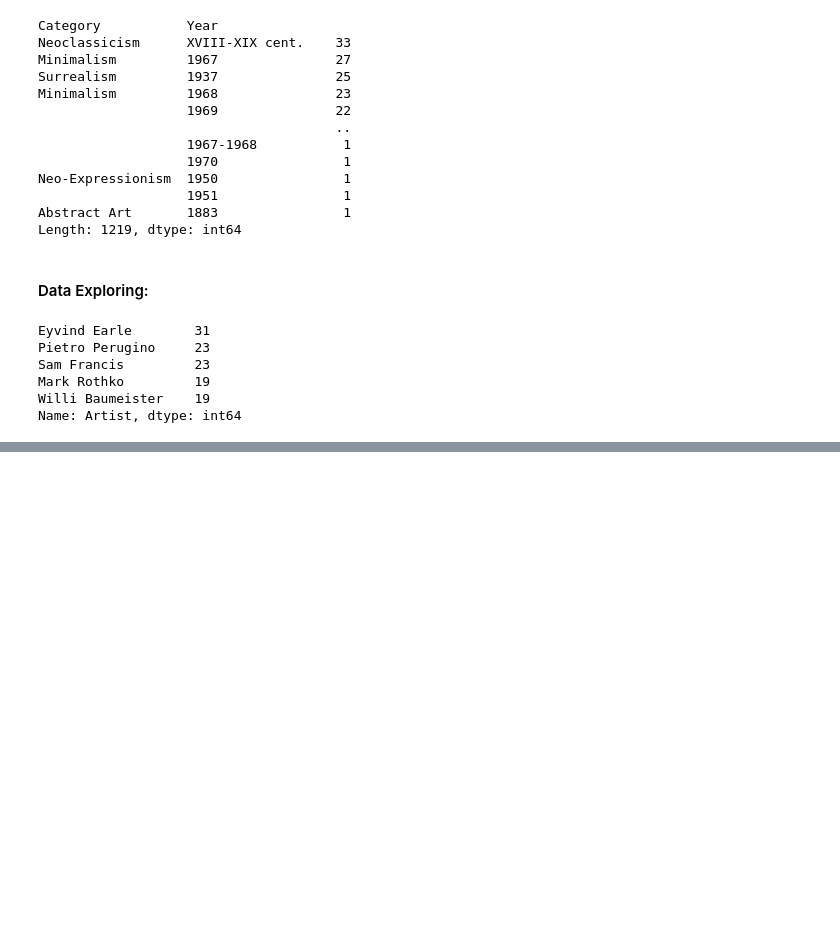
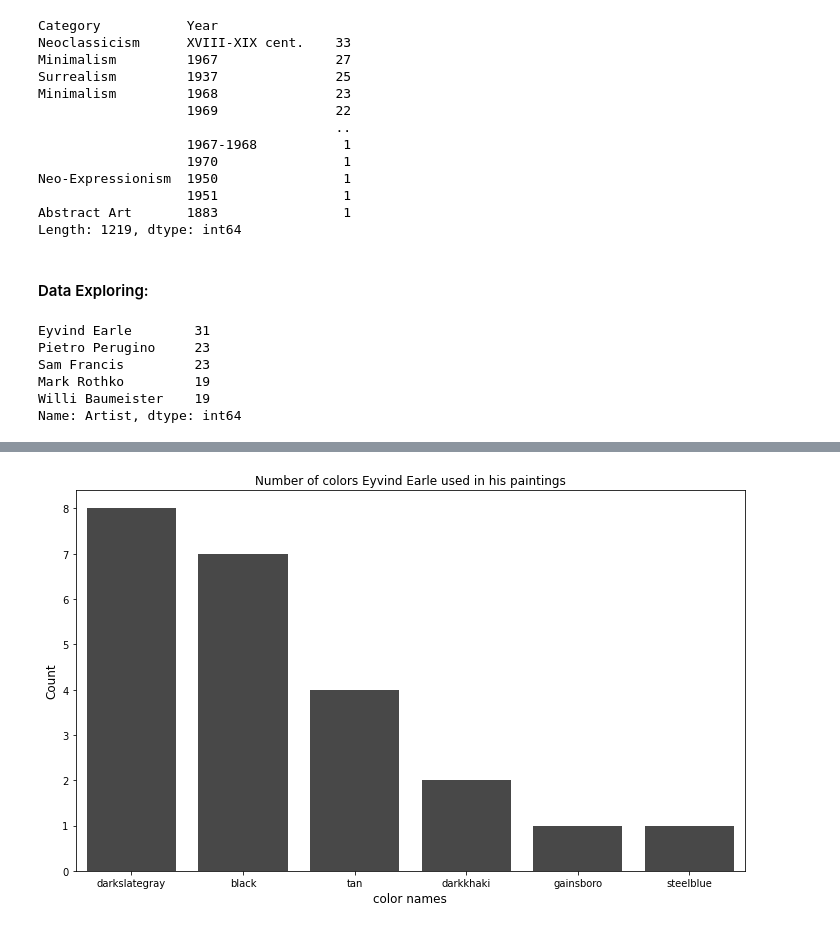
Before and after one commit to Rawanalmobarak/-Emotions-Evoked-from-Colors-of-Paintings-Art-Emotions, a Jupyter notebook: code/painting_EDA.ipynb, the cells around one changed output, grey strips where cells are left out. Drawn from its saved outputs; the diff is of its cells as text; code cells hidden in the pictures; blank space fills up the shorter version.

```diff
--- a/code/painting_EDA.ipynb
+++ b/code/painting_EDA.ipynb
@@ -280,6 +280,6 @@ topArtist1
 # %%
 df[df.Artist == 'Eyvind Earle']
 # %%
-df1 = pd.read_csv("data/full_emotion_color.csv")
+df1 = pd.read_csv("/workspaces/Artist_Emotions-1/data/full_emotion_color.csv")
 df1.head()
 # %% [output]
@@ -286,0 +292,14 @@ FileNotFoundError: [Errno 2] No such file or directory: 'data/full_emotion_color
+# %%
+ee = df1[df1.Artist == 'Eyvind Earle']
+# %%
+# Plotting a bar graph of the artists with the most paintings in the dataset
+artist_values  = ee['dcname'].value_counts()
+artist_count = artist_values[:6,]
+plt.figure(figsize=(12,7))
+sns.barplot(artist_count.index, artist_count.values, alpha=0.8, color=(0.1, 0.1, 0.1, 0.1))
+plt.title('Number of colors Eyvind Earle used in his paintings')
+plt.ylabel('Count', fontsize=12)
+plt.xlabel('color names', fontsize=12)
+plt.show()
+# %% [output]
+[figure, added]
```
Also changed, not shown: parts of 1 cell of this notebook, 13 other files.
